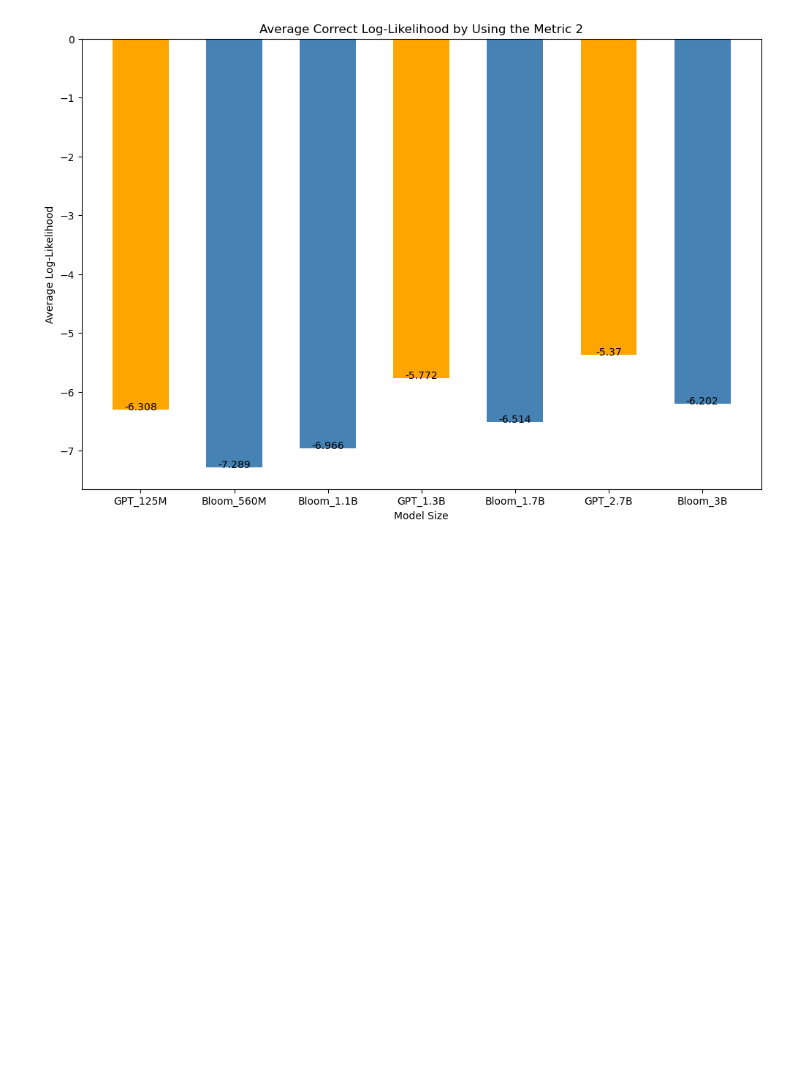
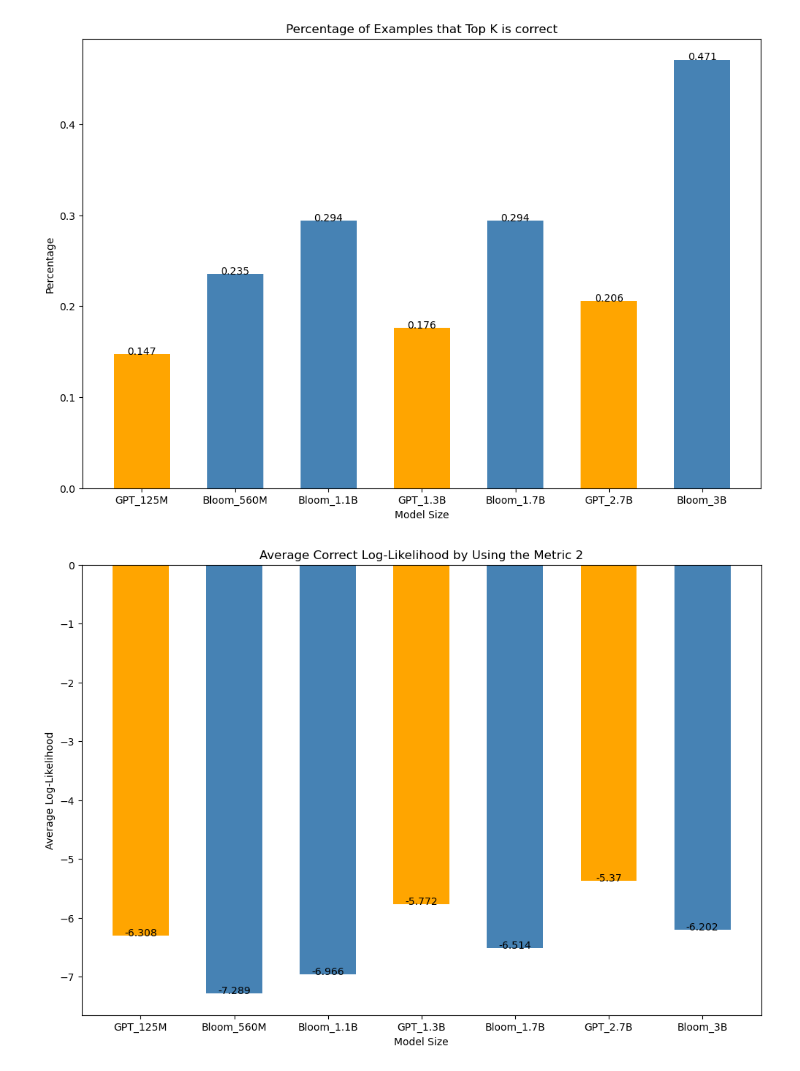
Before and after one commit to mk322/contextual-word-level-translation, a Jupyter notebook: plot.ipynb, the cells around one changed output. Drawn from its saved outputs; the diff is of its cells as text; code cells hidden in the pictures; blank space fills up the shorter version.

```diff
--- a/plot.ipynb
+++ b/plot.ipynb
@@ -43 +43,7 @@ plot_metric1(result_dic.keys(), com_metric1, "Evaluations by Metrics 1", "Percen
+# %%
+com_metric1 = get_ith_element(result_dic, 1)
+com_color = ["orange", "steelblue","steelblue","orange", "steelblue","orange","steelblue"]
+plot_metric(result_dic.keys(), com_metric1, "Percentage of Examples that Top K is correct", "Percentage", colors=com_color)
+# %% [output]
+[figure, added]
 # %%
```
Also changed, not shown: parts of 7 cells of this notebook, 13 other files.
